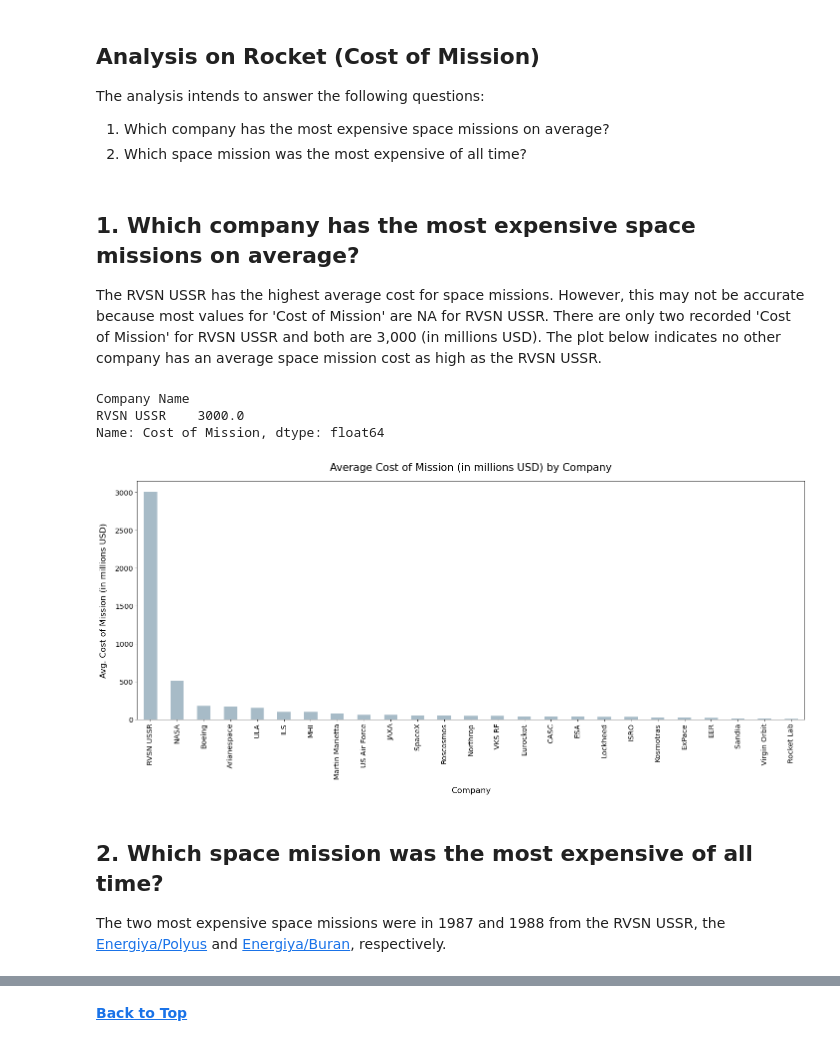
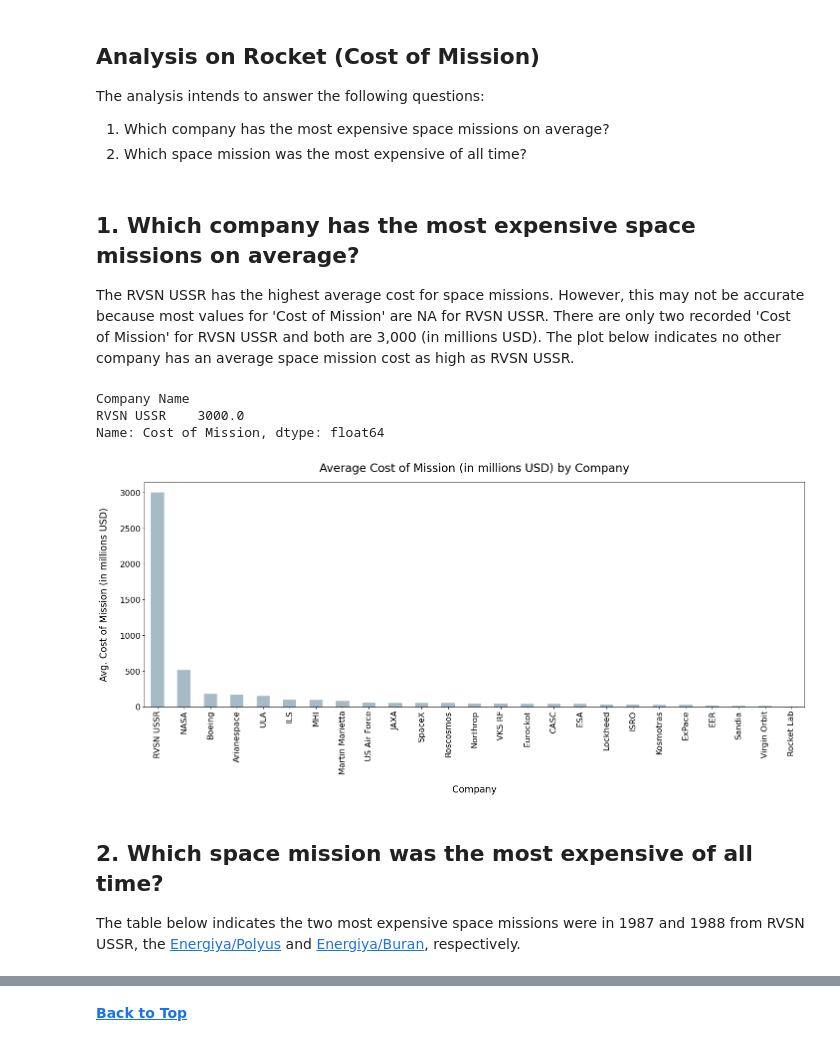
Before and after one commit to julietwomack/SpaceMissions, a Jupyter notebook: Space-Mission-Exploratory-Analysis.ipynb, the cells around one changed output, grey strips where cells are left out. Drawn from its saved outputs; the diff is of its cells as text; code cells hidden in the pictures.

```diff
--- a/Space-Mission-Exploratory-Analysis.ipynb
+++ b/Space-Mission-Exploratory-Analysis.ipynb
@@ -703,7 +710,7 @@ sm['Cost of Mission'] = pd.to_numeric(sm['Cost of Mission'])
 # %% [markdown]
 ## 1. Which company has the most expensive space missions on average? <a name ="analysis-sm-cost-q1">
 
-The RVSN USSR has the highest average cost for space missions. However, this may not be accurate because most values for 'Cost of Mission' are NA for RVSN USSR. There are only two recorded 'Cost of Mission' for RVSN USSR and both are 3,000 (in millions USD). The plot below indicates no other company has an average space mission cost as high as the RVSN USSR.
+The RVSN USSR has the highest average cost for space missions. However, this may not be accurate because most values for 'Cost of Mission' are NA for RVSN USSR. There are only two recorded 'Cost of Mission' for RVSN USSR and both are 3,000 (in millions USD). The plot below indicates no other company has an average space mission cost as high as RVSN USSR.
 # %%
 sm.groupby('Company Name').mean()['Cost of Mission'].dropna().sort_values(ascending = False).round(2).head(1)
 # %% [output]
@@ -713,19 +720,19 @@ Name: Cost of Mission, dtype: float64
 # %%
 plt.figure(figsize = (20, 10), dpi = 75)
 sm.groupby('Company Name').mean()['Cost of Mission'].dropna().sort_values(ascending = False).round(2).plot(kind = 'bar',
                                                                                                            color = '#a7bbc7')
-plt.title('Average Cost of Mission (in millions USD) by Company', size = 20, pad = 20)
-plt.xlabel('Company', size = 16, labelpad = 15)
-plt.ylabel('Avg. Cost of Mission (in millions USD)', size = 16, labelpad = 15)
-plt.xticks(size = 14)
-plt.yticks(size = 14)
+plt.title('Average Cost of Mission (in millions USD) by Company', size = 22, pad = 20)
+plt.xlabel('Company', size = 18, labelpad = 20)
+plt.ylabel('Avg. Cost of Mission (in millions USD)', size = 18, labelpad = 20)
+plt.xticks(size = 16)
+plt.yticks(size = 16)
 plt.tight_layout(pad = 4)
 # %% [output]
-[figure, old version]
+[figure, new version]
 # %% [markdown]
 ## 2. Which space mission was the most expensive of all time? <a name ="analysis-sm-cost-q2">
 
-The two most expensive space missions were in 1987 and 1988 from the RVSN USSR, the [Energiya/Polyus](https://nextspaceflight.com/launches/details/1119) and [Energiya/Buran](https://nextspaceflight.com/launches/details/1120), respectively.
+The table below indicates the two most expensive space missions were in 1987 and 1988 from RVSN USSR, the [Energiya/Polyus](https://nextspaceflight.com/launches/details/1119) and [Energiya/Buran](https://nextspaceflight.com/launches/details/1120), respectively.
 # %%
 # we know from the previous question there are two instances where a space mission cost 5000 (in millions USD)
 sm[sm['Cost of Mission'] == 3000.00]
```
Also changed, not shown: parts of 15 cells of this notebook, 3 other files.
